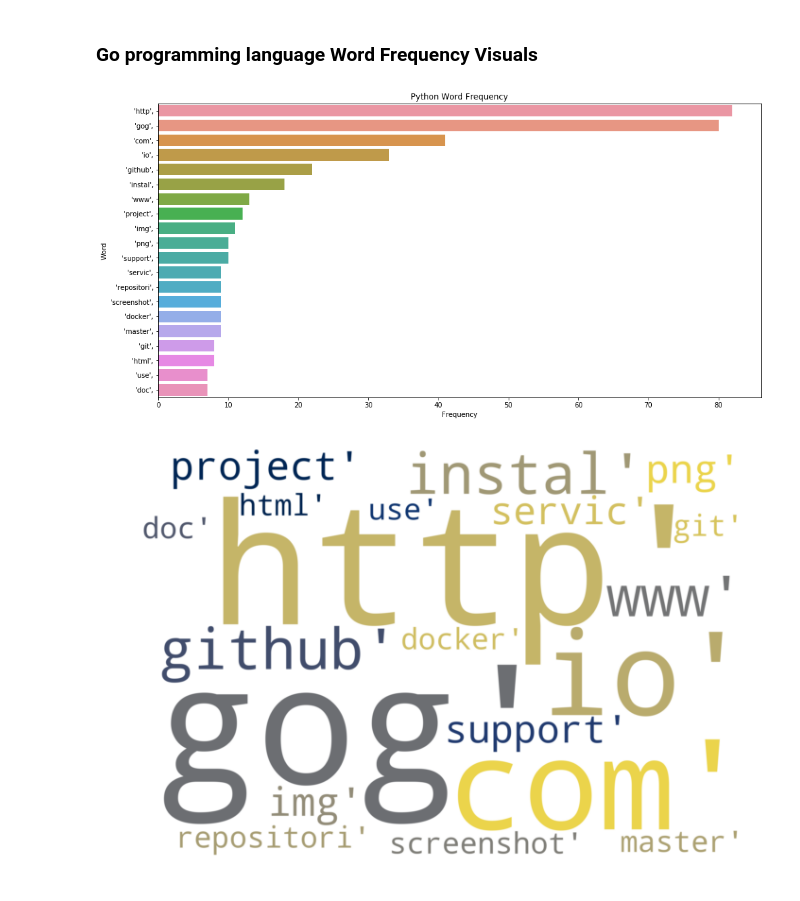
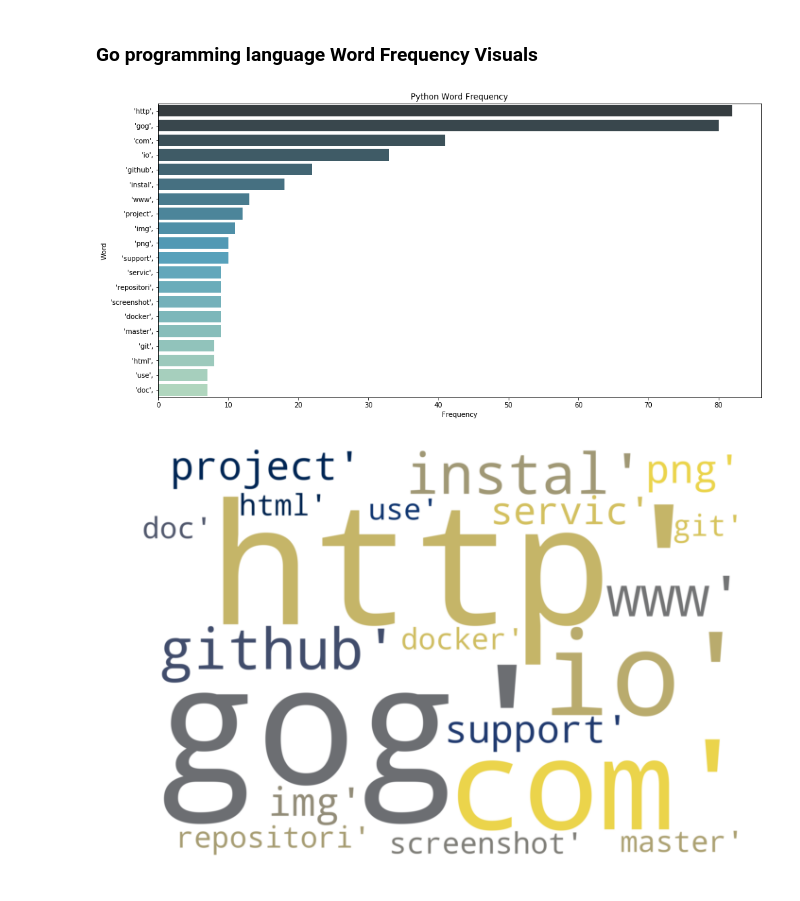
Before and after one commit to nlp-101/github_nlp, a Jupyter notebook: NLP_Project.ipynb, the cells around one changed output. Drawn from its saved outputs; the diff is of its cells as text; code cells hidden in the pictures.

```diff
--- a/NLP_Project.ipynb
+++ b/NLP_Project.ipynb
@@ -354,14 +354,14 @@ plt.show()
 ### Go programming language Word Frequency Visuals
 # %%
 plt.figure(figsize=(16,8))
-sns.barplot(top_20_go_words.freq, top_20_go_words.words)
+sns.barplot(top_20_go_words.freq, top_20_go_words.words, palette='GnBu_d')
+
 plt.title('Python Word Frequency')
-
 plt.ylabel('Word')
 plt.xlabel('Frequency')
 plt.show()
 # %% [output]
-[figure, old version]
+[figure, new version]
 # %%
 from wordcloud import WordCloud, STOPWORDS
 import matplotlib.pyplot as plt
```
Also changed, not shown: parts of 3 cells of this notebook.
